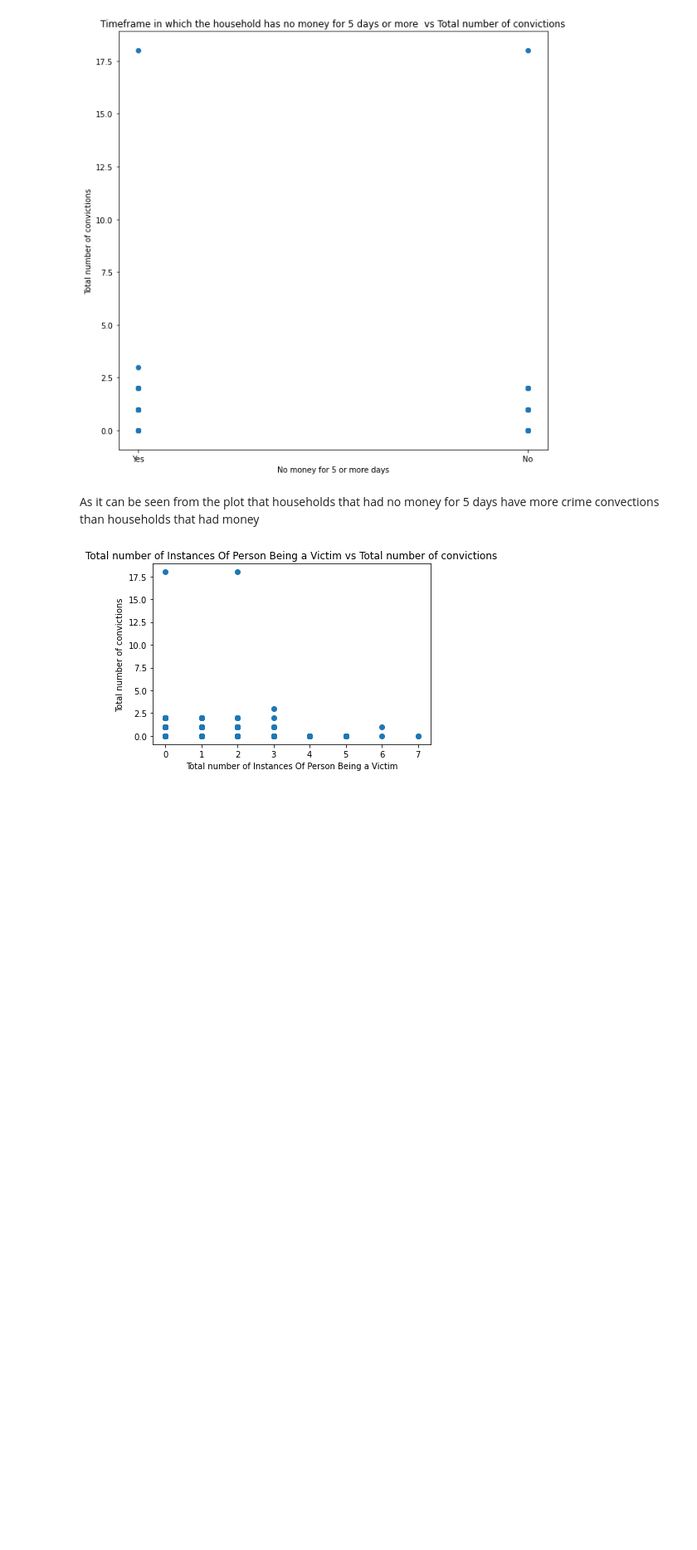
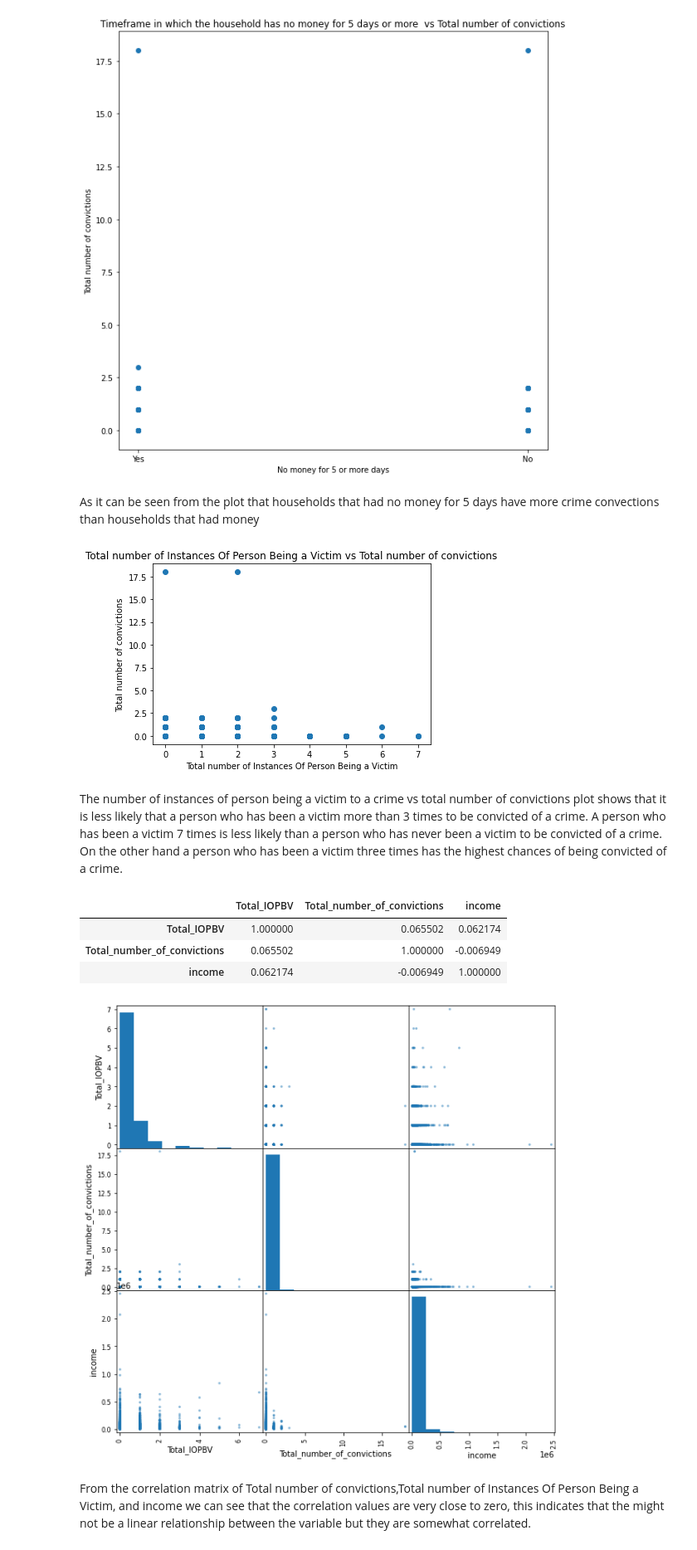
Before and after one commit to DonaldMbara/DAE-Project, a Jupyter notebook: Project1_Draft.ipynb, the cells around one changed output. Shown at 83% size. Drawn from its saved outputs; the diff is of its cells as text; code cells hidden in the pictures; blank space fills up the shorter version.

```diff
--- a/Project1_Draft.ipynb
+++ b/Project1_Draft.ipynb
@@ -506,3 +506,20 @@ plt.xlabel('Total number of Instances Of Person Being a Victim')
 plt.show()
 # %% [output]
 [figure]
+# %% [markdown]
+The number of instances of person being a victim to a crime vs total number of convictions plot shows that it is less likely that a person who has been a victim more than 3 times to be convicted of a crime. A person who has been a victim 7 times is less likely than a person who has never been a victim to be convicted of a crime. On the other hand a person who has been a victim three times has the highest chances of being convicted of a crime.
+# %%
+df1 = DATA[['Total_IOPBV','Total_number_of_convictions','income']]
+df1_corr = df1.corr()
+df1_corr
+# %% [output]
+|  | Total_IOPBV | Total_number_of_convictions | income |
+| Total_IOPBV | 1.000000 | 0.065502 | 0.062174 |
+| Total_number_of_convictions | 0.065502 | 1.000000 | -0.006949 |
+| income | 0.062174 | -0.006949 | 1.000000 |
+# %%
+b = pd.plotting.scatter_matrix(df1, figsize=(10,10))
+# %% [output]
+[figure, added]
+# %% [markdown]
+From the correlation matrix of Total number of convictions,Total number of Instances Of Person Being a Victim, and income we can see that the correlation values are very close to zero, this indicates that the might not be a linear relationship between the variable but they are somewhat correlated.
```
Also changed, not shown: parts of 2 cells of this notebook.
